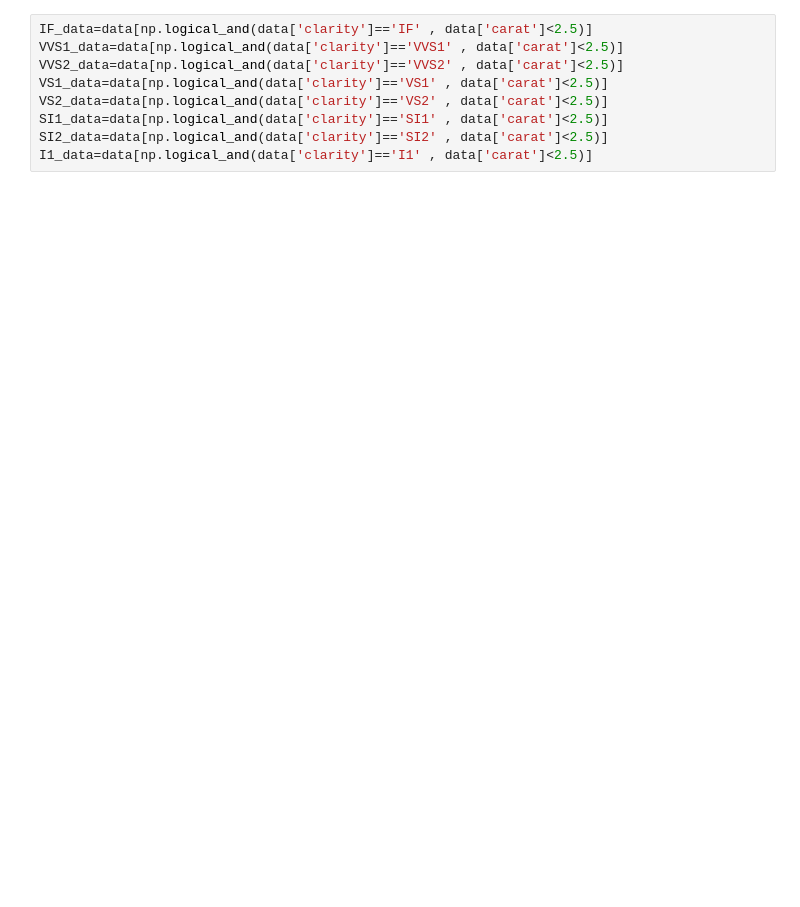
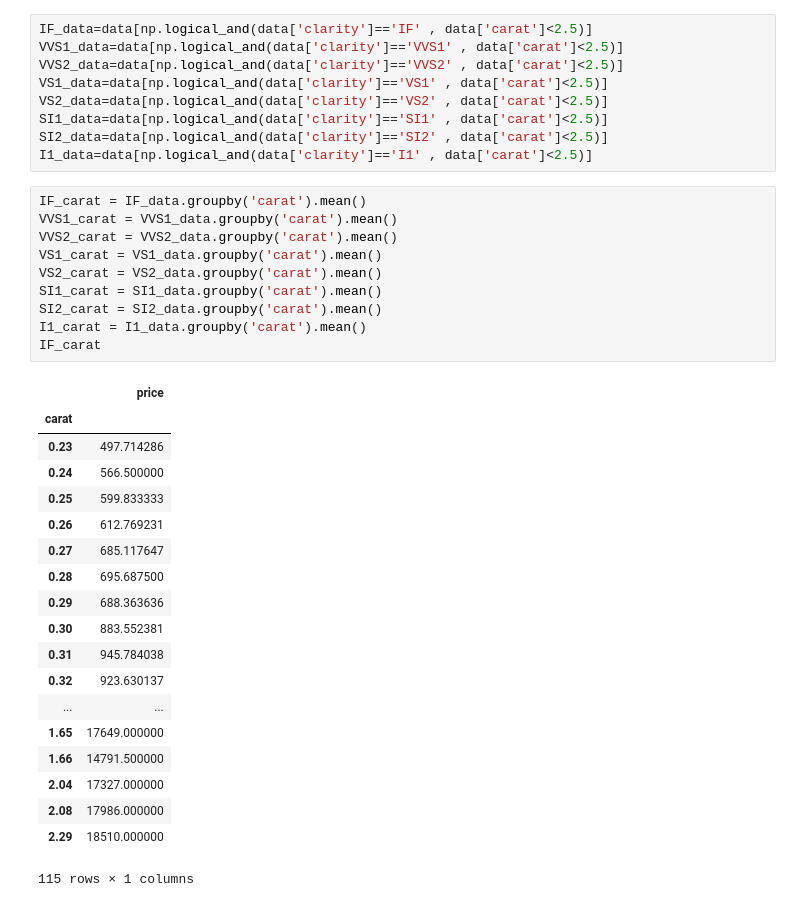
Before and after one commit to JorgeOsorio97/DiamondsPriceAnalisis, a Jupyter notebook: diamonds.ipynb, the cells around one changed output. Drawn from its saved outputs; the diff is of its cells as text; blank space fills up the shorter version.

```diff
--- a/diamonds.ipynb
+++ b/diamonds.ipynb
@@ -21,4 +24,34 @@ VS2_data=data[np.logical_and(data['clarity']=='VS2' , data['carat']<2.5)]
 SI1_data=data[np.logical_and(data['clarity']=='SI1' , data['carat']<2.5)]
 SI2_data=data[np.logical_and(data['clarity']=='SI2' , data['carat']<2.5)]
 I1_data=data[np.logical_and(data['clarity']=='I1' , data['carat']<2.5)]
+# %%
+IF_carat = IF_data.groupby('carat').mean()
+VVS1_carat = VVS1_data.groupby('carat').mean()
+VVS2_carat = VVS2_data.groupby('carat').mean()
+VS1_carat = VS1_data.groupby('carat').mean()
+VS2_carat = VS2_data.groupby('carat').mean()
+SI1_carat = SI1_data.groupby('carat').mean()
+SI2_carat = SI2_data.groupby('carat').mean()
+I1_carat = I1_data.groupby('carat').mean()
+IF_carat
+# %% [output]
+|  | price |
+| carat |  |
+| 0.23 | 497.714286 |
+| 0.24 | 566.500000 |
+| 0.25 | 599.833333 |
+| 0.26 | 612.769231 |
+| 0.27 | 685.117647 |
+| 0.28 | 695.687500 |
+| 0.29 | 688.363636 |
+| 0.30 | 883.552381 |
+| 0.31 | 945.784038 |
+| 0.32 | 923.630137 |
+| ... | ... |
+| 1.65 | 17649.000000 |
+| 1.66 | 14791.500000 |
+| 2.04 | 17327.000000 |
+| 2.08 | 17986.000000 |
+| 2.29 | 18510.000000 |
+115 rows × 1 columns
 # %%
```
Also changed, not shown: parts of 2 cells of this notebook.
